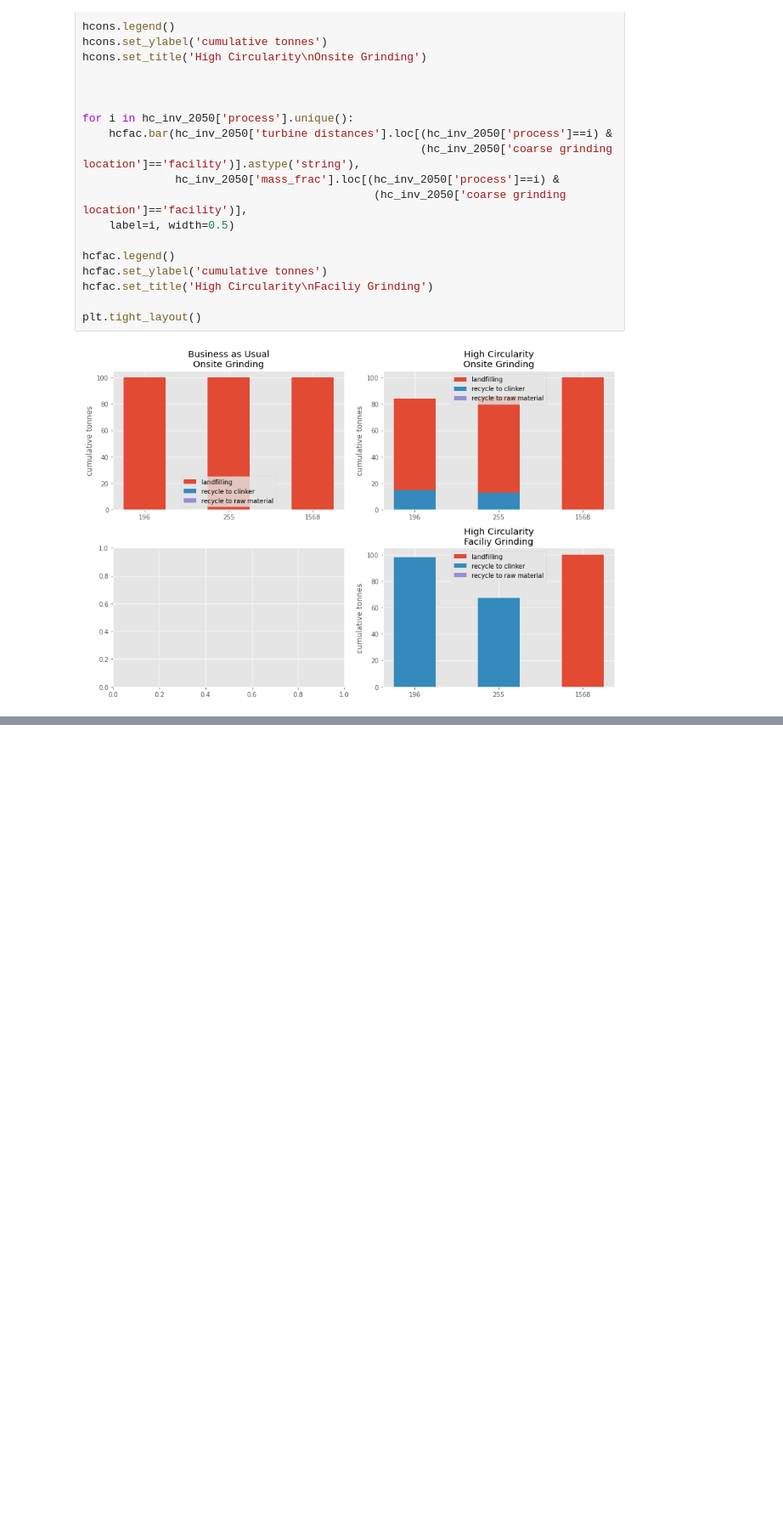
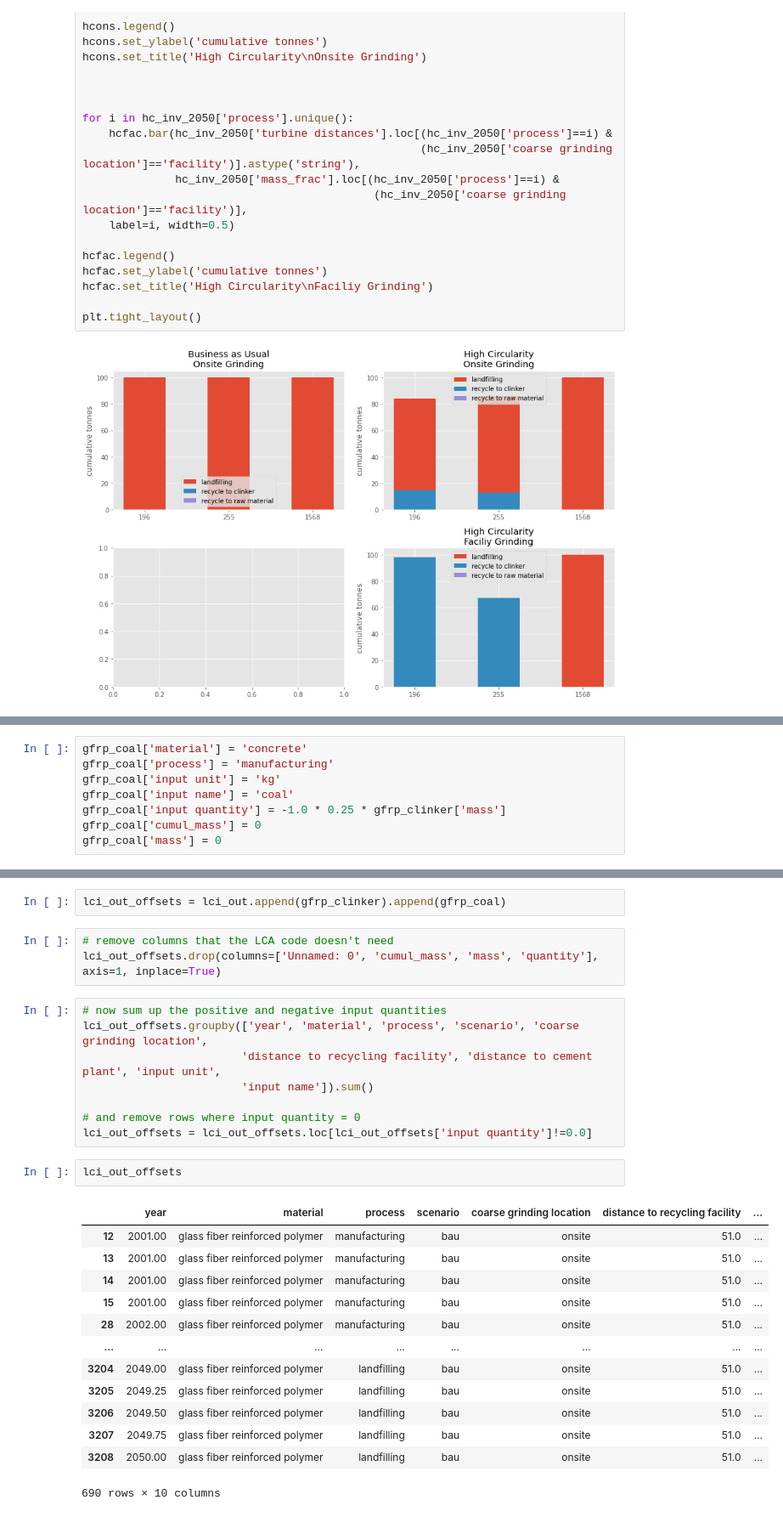
Before and after one commit to NREL/celavi, a Jupyter notebook: notebooks/CELAVI-Figures.ipynb, the cells around one changed output, grey strips where cells are left out. Shown: that part at 85% size. Drawn from its saved outputs; the diff is of its cells as text; blank space fills up the shorter version.

```diff
--- a/notebooks/CELAVI-Figures.ipynb
+++ b/notebooks/CELAVI-Figures.ipynb
@@ -447,0 +518,8 @@ Name: mass_frac, dtype: int32
+# %%
+gfrp_coal['material'] = 'concrete'
+gfrp_coal['process'] = 'manufacturing'
+gfrp_coal['input unit'] = 'kg'
+gfrp_coal['input name'] = 'coal'
+gfrp_coal['input quantity'] = -1.0 * 0.25 * gfrp_clinker['mass']
+gfrp_coal['cumul_mass'] = 0
+gfrp_coal['mass'] = 0
@@ -447,0 +544,29 @@ Name: mass_frac, dtype: int32
+# %%
+lci_out_offsets = lci_out.append(gfrp_clinker).append(gfrp_coal)
+# %%
+# remove columns that the LCA code doesn't need
+lci_out_offsets.drop(columns=['Unnamed: 0', 'cumul_mass', 'mass', 'quantity'], axis=1, inplace=True)
+# %%
+# now sum up the positive and negative input quantities
+lci_out_offsets.groupby(['year', 'material', 'process', 'scenario', 'coarse grinding location',
+                        'distance to recycling facility', 'distance to cement plant', 'input unit',
+                        'input name']).sum()
+
+# and remove rows where input quantity = 0
+lci_out_offsets = lci_out_offsets.loc[lci_out_offsets['input quantity']!=0.0]
+# %%
+lci_out_offsets
+# %% [output]
+|  | year | material | process | scenario | coarse grinding location | distance to recycling facility | ... |
+| 12 | 2001.00 | glass fiber reinforced polymer | manufacturing | bau | onsite | 51.0 | ... |
+| 13 | 2001.00 | glass fiber reinforced polymer | manufacturing | bau | onsite | 51.0 | ... |
+| 14 | 2001.00 | glass fiber reinforced polymer | manufacturing | bau | onsite | 51.0 | ... |
+| 15 | 2001.00 | glass fiber reinforced polymer | manufacturing | bau | onsite | 51.0 | ... |
+| 28 | 2002.00 | glass fiber reinforced polymer | manufacturing | bau | onsite | 51.0 | ... |
+| ... | ... | ... | ... | ... | ... | ... | ... |
+| 3204 | 2049.00 | glass fiber reinforced polymer | landfilling | bau | onsite | 51.0 | ... |
+| 3205 | 2049.25 | glass fiber reinforced polymer | landfilling | bau | onsite | 51.0 | ... |
+| 3206 | 2049.50 | glass fiber reinforced polymer | landfilling | bau | onsite | 51.0 | ... |
+| 3207 | 2049.75 | glass fiber reinforced polymer | landfilling | bau | onsite | 51.0 | ... |
+| 3208 | 2050.00 | glass fiber reinforced polymer | landfilling | bau | onsite | 51.0 | ... |
+690 rows × 10 columns
```
Also changed, not shown: parts of 13 cells of this notebook.
